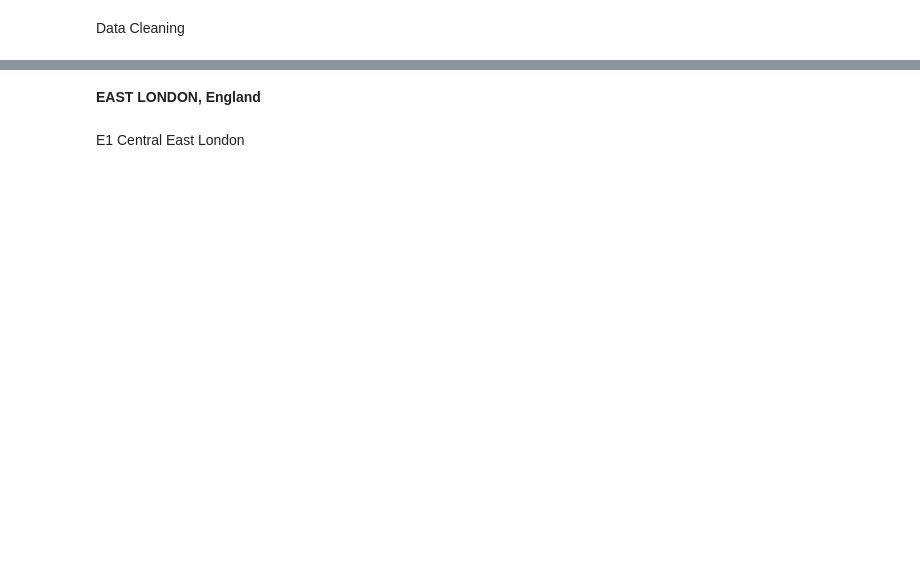
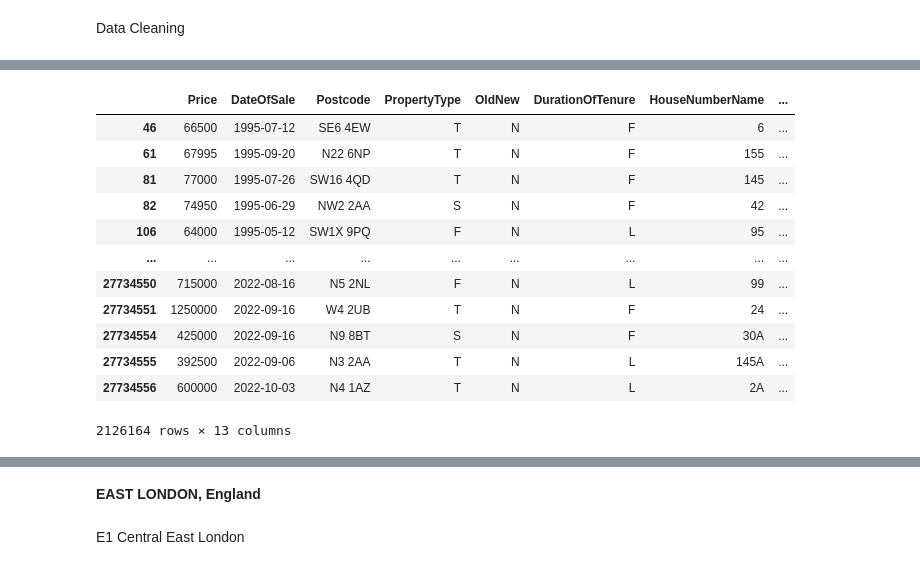
Before and after one commit to Scansan-Properties/HousePricePrediction, a Jupyter notebook: LoadFromURL.ipynb, the cells around one changed output, grey strips where cells are left out. Cells and saved outputs as stored; diff of their text form; code cells hidden in the pictures; blank space fills up the shorter version.

```diff
--- a/LoadFromURL.ipynb
+++ b/LoadFromURL.ipynb
@@ -75,0 +39,3 @@ memory usage: 2.7+ GB
+# %%
+london = df.loc[df["TownCity"] == "LONDON"]
+london.District.unique()
@@ -75,0 +53,16 @@ memory usage: 2.7+ GB
+# %%
+london
+# %% [output]
+|  | Price | DateOfSale | Postcode | PropertyType | OldNew | DurationOfTenure | HouseNumberName | ... |
+| 46 | 66500 | 1995-07-12 | SE6 4EW | T | N | F | 6 | ... |
+| 61 | 67995 | 1995-09-20 | N22 6NP | T | N | F | 155 | ... |
+| 81 | 77000 | 1995-07-26 | SW16 4QD | T | N | F | 145 | ... |
+| 82 | 74950 | 1995-06-29 | NW2 2AA | S | N | F | 42 | ... |
+| 106 | 64000 | 1995-05-12 | SW1X 9PQ | F | N | L | 95 | ... |
+| ... | ... | ... | ... | ... | ... | ... | ... | ... |
+| 27734550 | 715000 | 2022-08-16 | N5 2NL | F | N | L | 99 | ... |
+| 27734551 | 1250000 | 2022-09-16 | W4 2UB | T | N | F | 24 | ... |
+| 27734554 | 425000 | 2022-09-16 | N9 8BT | S | N | F | 30A | ... |
+| 27734555 | 392500 | 2022-09-06 | N3 2AA | T | N | L | 145A | ... |
+| 27734556 | 600000 | 2022-10-03 | N4 1AZ | T | N | L | 2A | ... |
+2126164 rows × 13 columns
```
Also changed, not shown: parts of 43 cells of this notebook.
